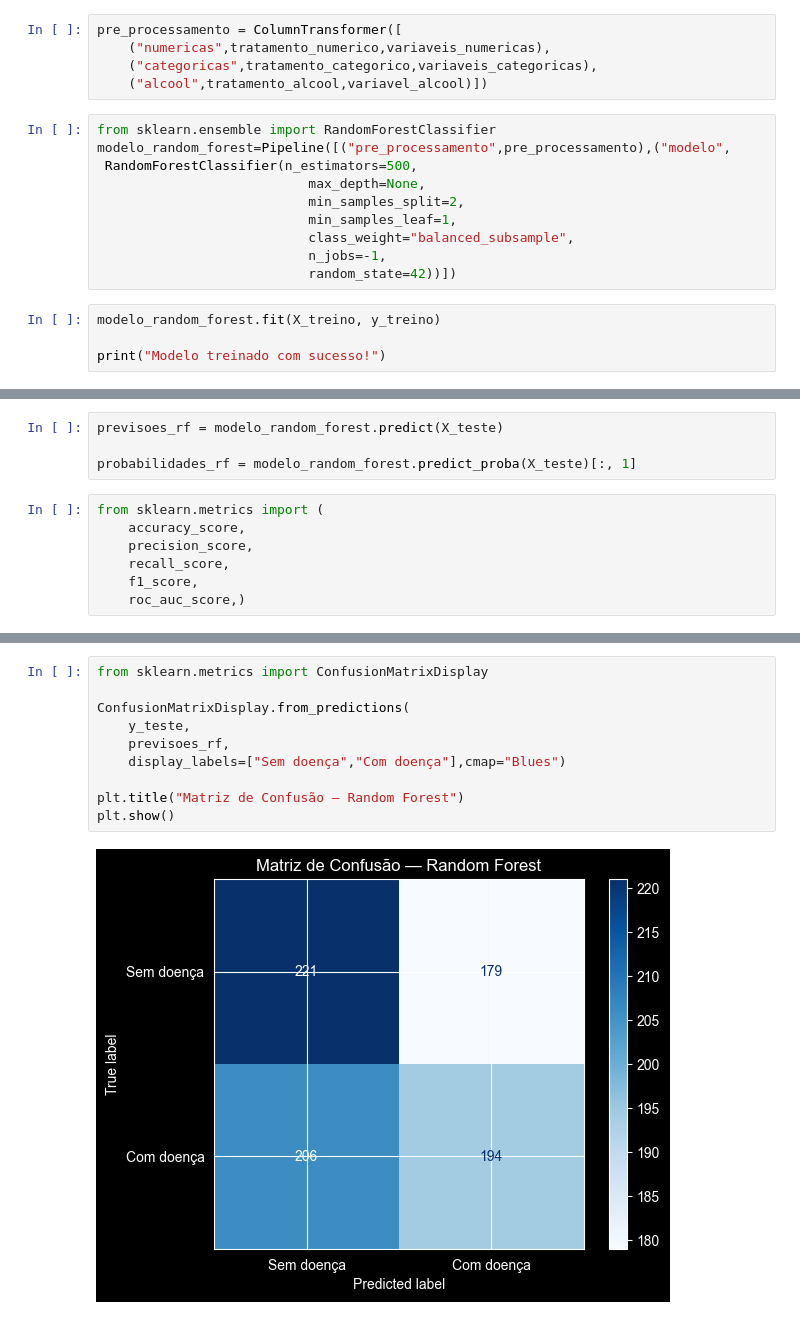
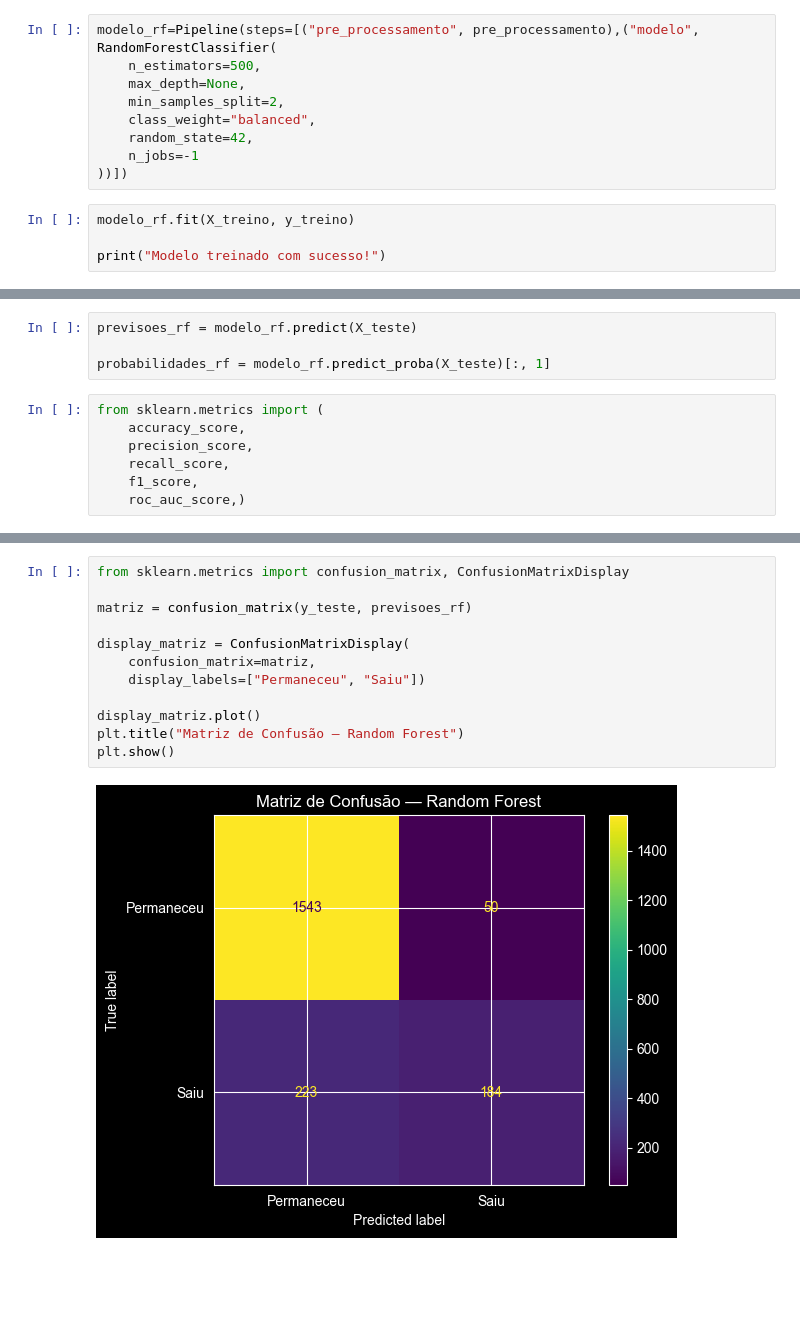
Before and after one commit to Italo27-py/Semana-6, a Jupyter notebook: Projeto 1.ipynb, the cells around one changed output, grey strips where cells are left out. Cells and saved outputs as stored; diff of their text form; blank space fills up the shorter version.

Commit message:
Codigo geral do random forest completo

```diff
--- a/Projeto 1.ipynb
+++ b/Projeto 1.ipynb
@@ -162,20 +121,14 @@ tratamento_alcool = Pipeline([("preencher_desconhecido",SimpleImputer(strategy="
-# %%
-pre_processamento = ColumnTransformer([
-    ("numericas",tratamento_numerico,variaveis_numericas),
-    ("categoricas",tratamento_categorico,variaveis_categoricas),
-    ("alcool",tratamento_alcool,variavel_alcool)])
 # %%
-from sklearn.ensemble import RandomForestClassifier
-modelo_random_forest=Pipeline([("pre_processamento",pre_processamento),("modelo",
- RandomForestClassifier(n_estimators=500,
-                           max_depth=None,
-                           min_samples_split=2,
-                           min_samples_leaf=1,
-                           class_weight="balanced_subsample",
-                           n_jobs=-1,
-                           random_state=42))])
+modelo_rf=Pipeline(steps=[("pre_processamento", pre_processamento),("modelo", RandomForestClassifier(
+    n_estimators=500,
+    max_depth=None,
+    min_samples_split=2,
+    class_weight="balanced",
+    random_state=42,
+    n_jobs=-1
+))])
 # %%
-modelo_random_forest.fit(X_treino, y_treino)
+modelo_rf.fit(X_treino, y_treino)
 
 print("Modelo treinado com sucesso!")
 # %% [output]
@@ -195,7 +136,7 @@ Matriz de confusão: quantidade de erros em cada classe.
 # %%
-previsoes_rf = modelo_random_forest.predict(X_teste)
+previsoes_rf = modelo_rf.predict(X_teste)
 
-probabilidades_rf = modelo_random_forest.predict_proba(X_teste)[:, 1]
+probabilidades_rf = modelo_rf.predict_proba(X_teste)[:, 1]
 # %%
 from sklearn.metrics import (
     accuracy_score,
@@ -226,12 +167,14 @@ AUC: 0.519
-# %%
-from sklearn.metrics import ConfusionMatrixDisplay
-
-ConfusionMatrixDisplay.from_predictions(
-    y_teste,
-    previsoes_rf,
-    display_labels=["Sem doença","Com doença"],cmap="Blues")
-
-plt.title("Matriz de Confusão — Random Forest")
-plt.show()
-# %% [output]
-[figure, removed]
+# %%
+from sklearn.metrics import confusion_matrix, ConfusionMatrixDisplay
+
+matriz = confusion_matrix(y_teste, previsoes_rf)
+
+display_matriz = ConfusionMatrixDisplay(
+    confusion_matrix=matriz,
+    display_labels=["Permaneceu", "Saiu"])
+
+display_matriz.plot()
+plt.title("Matriz de Confusão — Random Forest")
+plt.show()
+# %% [output]
+[figure, added]
```
Also changed, not shown: parts of 14 cells of this notebook.
